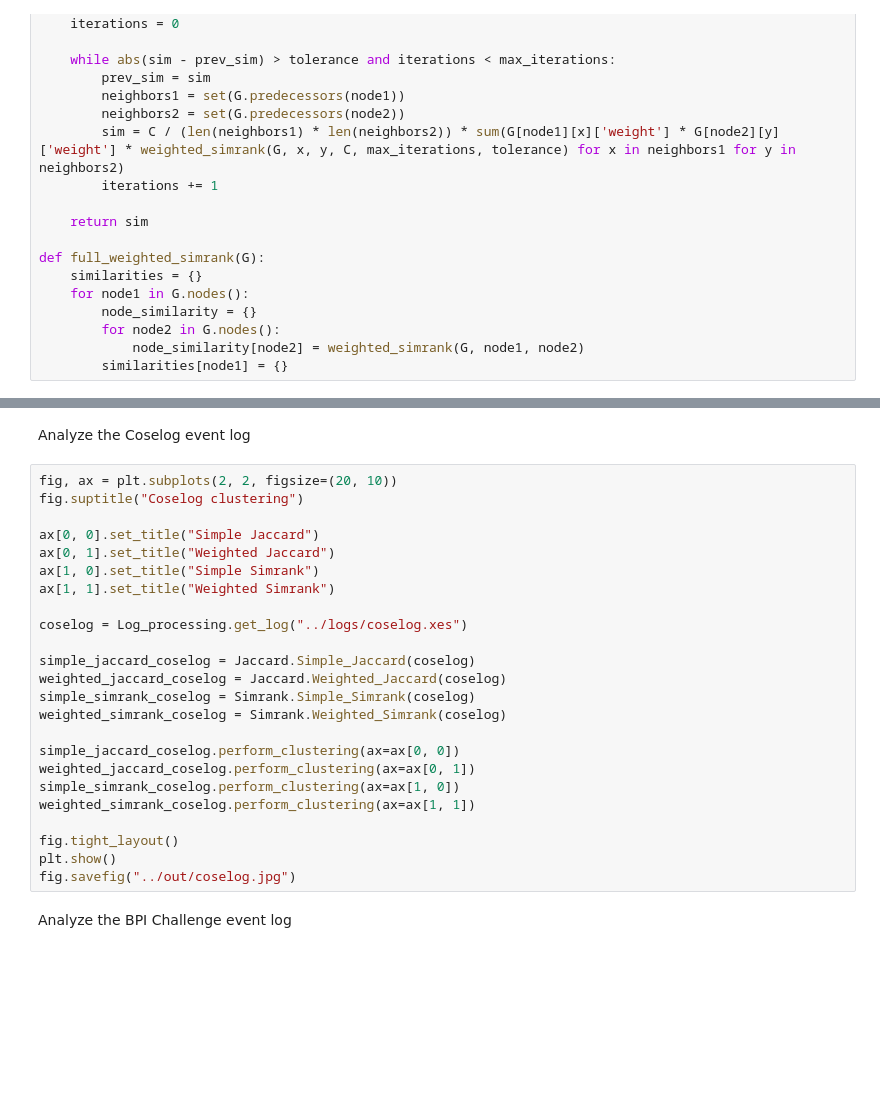
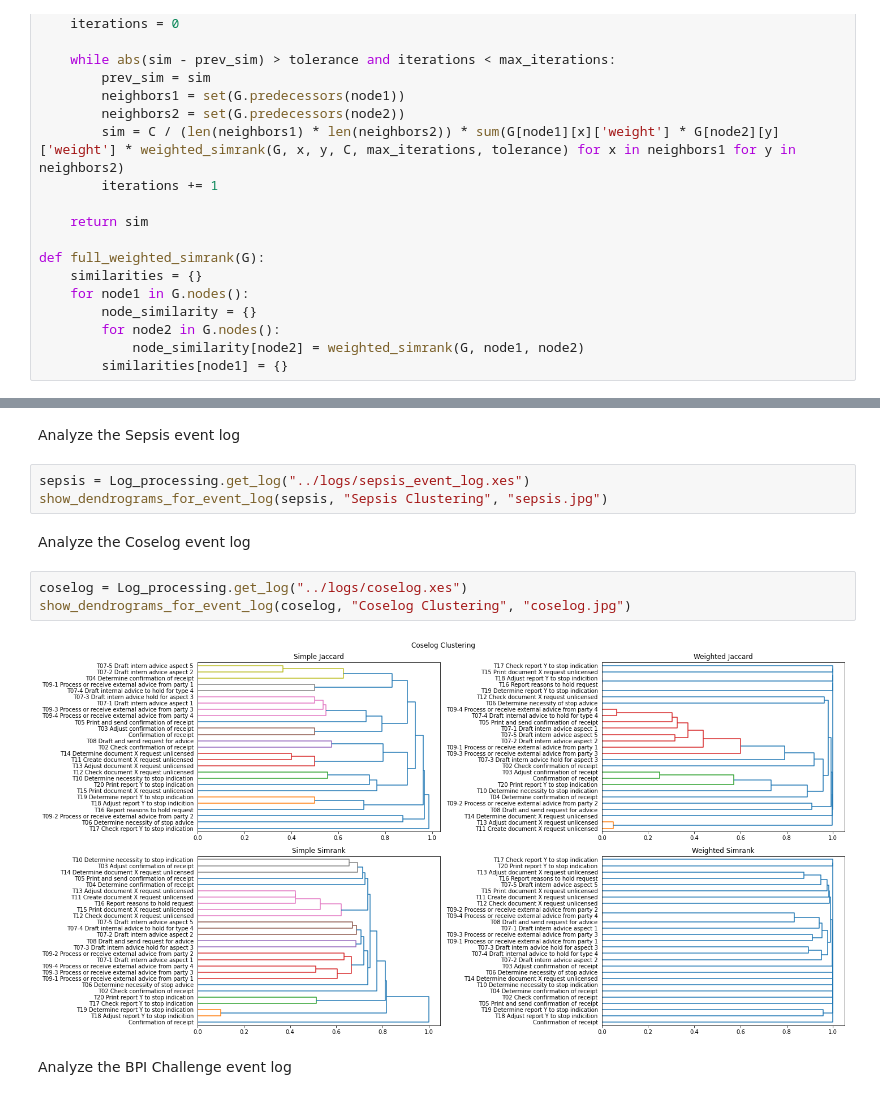
Before and after one commit to julamie/Generalization_Hierarchy_Generation, a Jupyter notebook: src/Clustering.ipynb, the cells around one changed output, grey strips where cells are left out. Cells and saved outputs as stored; diff of their text form; blank space fills up the shorter version.

Commit message:
Made a general function for generating dendrograms for all distance measures to avoid code repetition

```diff
--- a/src/Clustering.ipynb
+++ b/src/Clustering.ipynb
@@ -69,29 +73,15 @@ fig.savefig("../out/sepsis.jpg")
+# %% [markdown]
+Analyze the Sepsis event log
+# %%
+sepsis = Log_processing.get_log("../logs/sepsis_event_log.xes")
+show_dendrograms_for_event_log(sepsis, "Sepsis Clustering", "sepsis.jpg")
 # %% [markdown]
 Analyze the Coselog event log
 # %%
-fig, ax = plt.subplots(2, 2, figsize=(20, 10))
-fig.suptitle("Coselog clustering")
-
-ax[0, 0].set_title("Simple Jaccard")
-ax[0, 1].set_title("Weighted Jaccard")
-ax[1, 0].set_title("Simple Simrank")
-ax[1, 1].set_title("Weighted Simrank")
-
 coselog = Log_processing.get_log("../logs/coselog.xes")
-
-simple_jaccard_coselog = Jaccard.Simple_Jaccard(coselog)
-weighted_jaccard_coselog = Jaccard.Weighted_Jaccard(coselog)
-simple_simrank_coselog = Simrank.Simple_Simrank(coselog)
-weighted_simrank_coselog = Simrank.Weighted_Simrank(coselog)
-
-simple_jaccard_coselog.perform_clustering(ax=ax[0, 0])
-weighted_jaccard_coselog.perform_clustering(ax=ax[0, 1])
-simple_simrank_coselog.perform_clustering(ax=ax[1, 0])
-weighted_simrank_coselog.perform_clustering(ax=ax[1, 1])
-
-fig.tight_layout()
-plt.show()
-fig.savefig("../out/coselog.jpg")
+show_dendrograms_for_event_log(coselog, "Coselog Clustering", "coselog.jpg")
+# %% [output]
+[figure, added]
 # %% [markdown]
 Analyze the BPI Challenge event log
 # %%
```
Also changed, not shown: parts of 7 cells of this notebook.
